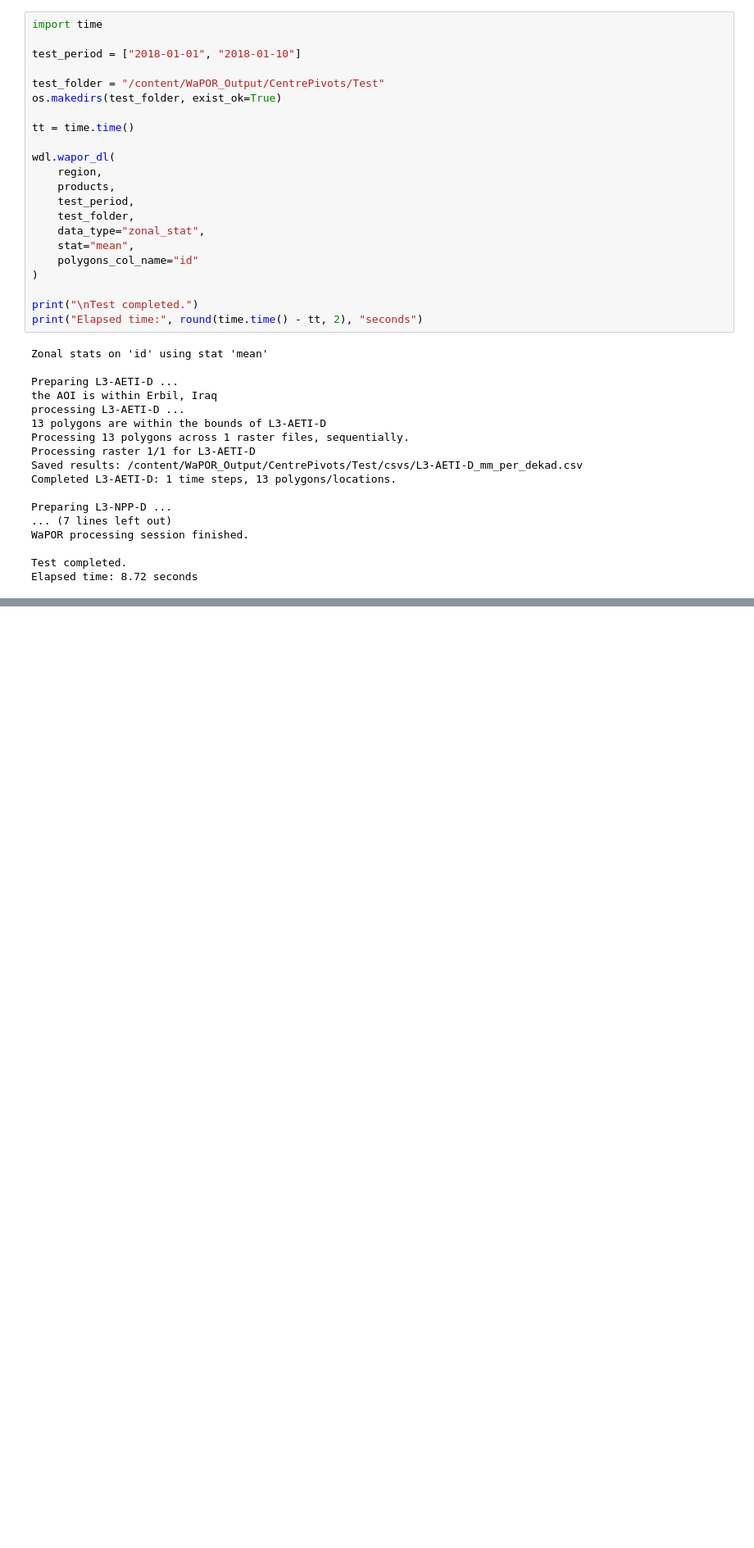
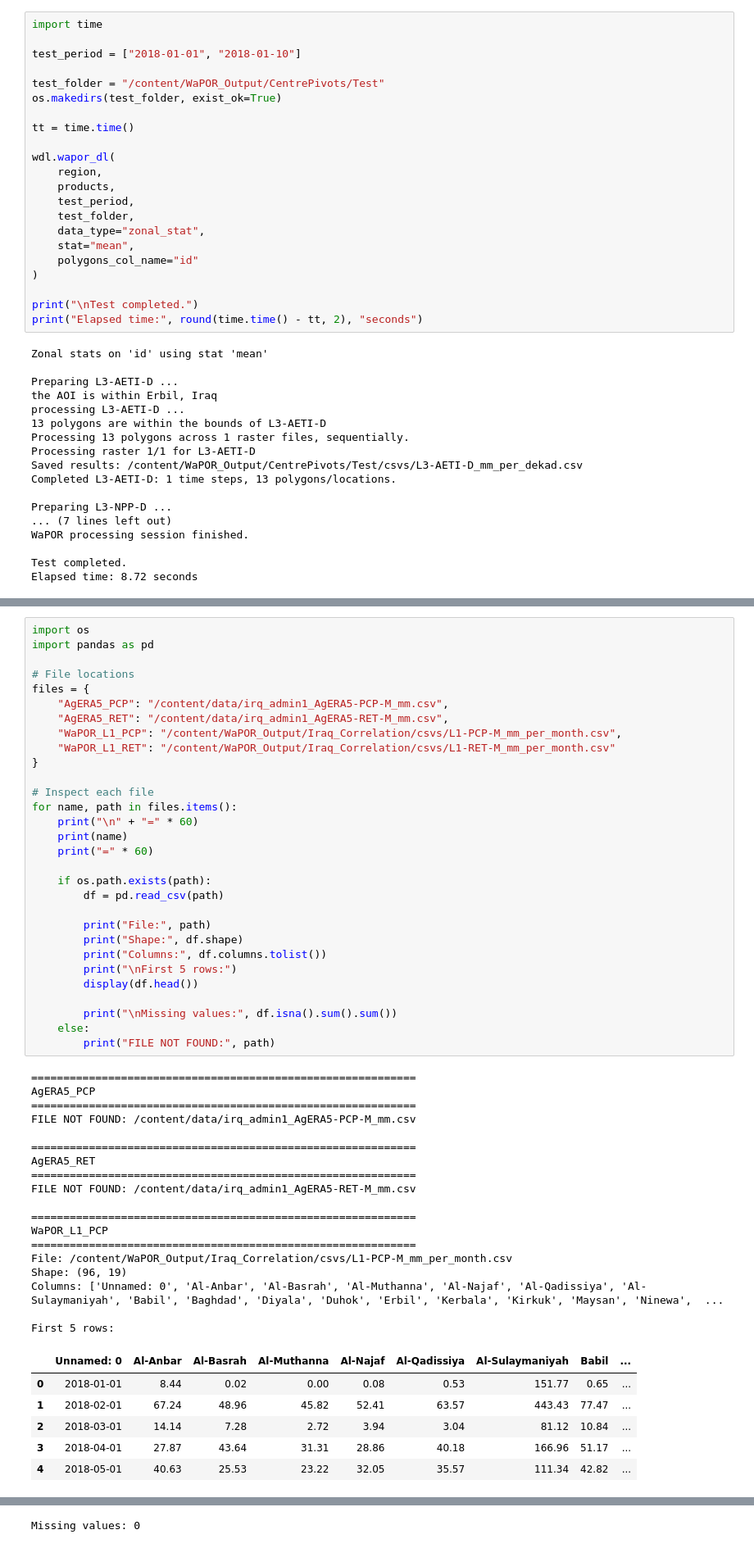
Before and after one commit to drealdrizz/Arithmetic, a Jupyter notebook: Download_Wapor_New_GPT.ipynb, the cells around one changed output, grey strips where cells are left out. Shown at 82% size. Cells and saved outputs as stored; diff of their text form; blank space fills up the shorter version.

```diff
--- a/Download_Wapor_New_GPT.ipynb
+++ b/Download_Wapor_New_GPT.ipynb
@@ -1371,0 +1501,55 @@ Last date: 01/12/2025
+# %%
+import os
+import pandas as pd
+
+# File locations
+files = {
+    "AgERA5_PCP": "/content/data/irq_admin1_AgERA5-PCP-M_mm.csv",
+    "AgERA5_RET": "/content/data/irq_admin1_AgERA5-RET-M_mm.csv",
+    "WaPOR_L1_PCP": "/content/WaPOR_Output/Iraq_Correlation/csvs/L1-PCP-M_mm_per_month.csv",
+    "WaPOR_L1_RET": "/content/WaPOR_Output/Iraq_Correlation/csvs/L1-RET-M_mm_per_month.csv"
+}
+
+# Inspect each file
+for name, path in files.items():
+    print("\n" + "=" * 60)
+    print(name)
+    print("=" * 60)
+
+    if os.path.exists(path):
+        df = pd.read_csv(path)
+
+        print("File:", path)
+        print("Shape:", df.shape)
+        print("Columns:", df.columns.tolist())
+        print("\nFirst 5 rows:")
+        display(df.head())
+
+        print("\nMissing values:", df.isna().sum().sum())
+    else:
+        print("FILE NOT FOUND:", path)
+# %% [output]
+============================================================
+AgERA5_PCP
+============================================================
+FILE NOT FOUND: /content/data/irq_admin1_AgERA5-PCP-M_mm.csv
+
+============================================================
+AgERA5_RET
+============================================================
+FILE NOT FOUND: /content/data/irq_admin1_AgERA5-RET-M_mm.csv
+
+============================================================
+WaPOR_L1_PCP
+============================================================
+File: /content/WaPOR_Output/Iraq_Correlation/csvs/L1-PCP-M_mm_per_month.csv
+Shape: (96, 19)
+Columns: ['Unnamed: 0', 'Al-Anbar', 'Al-Basrah', 'Al-Muthanna', 'Al-Najaf', 'Al-Qadissiya', 'Al-Sulaymaniyah', 'Babil', 'Baghdad', 'Diyala', 'Duhok', 'Erbil', 'Kerbala', 'Kirkuk', 'Maysan', 'Ninewa',  ...
+
+First 5 rows:
+|  | Unnamed: 0 | Al-Anbar | Al-Basrah | Al-Muthanna | Al-Najaf | Al-Qadissiya | Al-Sulaymaniyah | Babil | ... |
+| 0 | 2018-01-01 | 8.44 | 0.02 | 0.00 | 0.08 | 0.53 | 151.77 | 0.65 | ... |
+| 1 | 2018-02-01 | 67.24 | 48.96 | 45.82 | 52.41 | 63.57 | 443.43 | 77.47 | ... |
+| 2 | 2018-03-01 | 14.14 | 7.28 | 2.72 | 3.94 | 3.04 | 81.12 | 10.84 | ... |
+| 3 | 2018-04-01 | 27.87 | 43.64 | 31.31 | 28.86 | 40.18 | 166.96 | 51.17 | ... |
+| 4 | 2018-05-01 | 40.63 | 25.53 | 23.22 | 32.05 | 35.57 | 111.34 | 42.82 | ... |
@@ -1372,3 +1572,4 @@ Last date: 01/12/2025
+Missing values: 0
 # %%
 from google.colab import files
 
```
Also changed, not shown: parts of 19 cells of this notebook.
